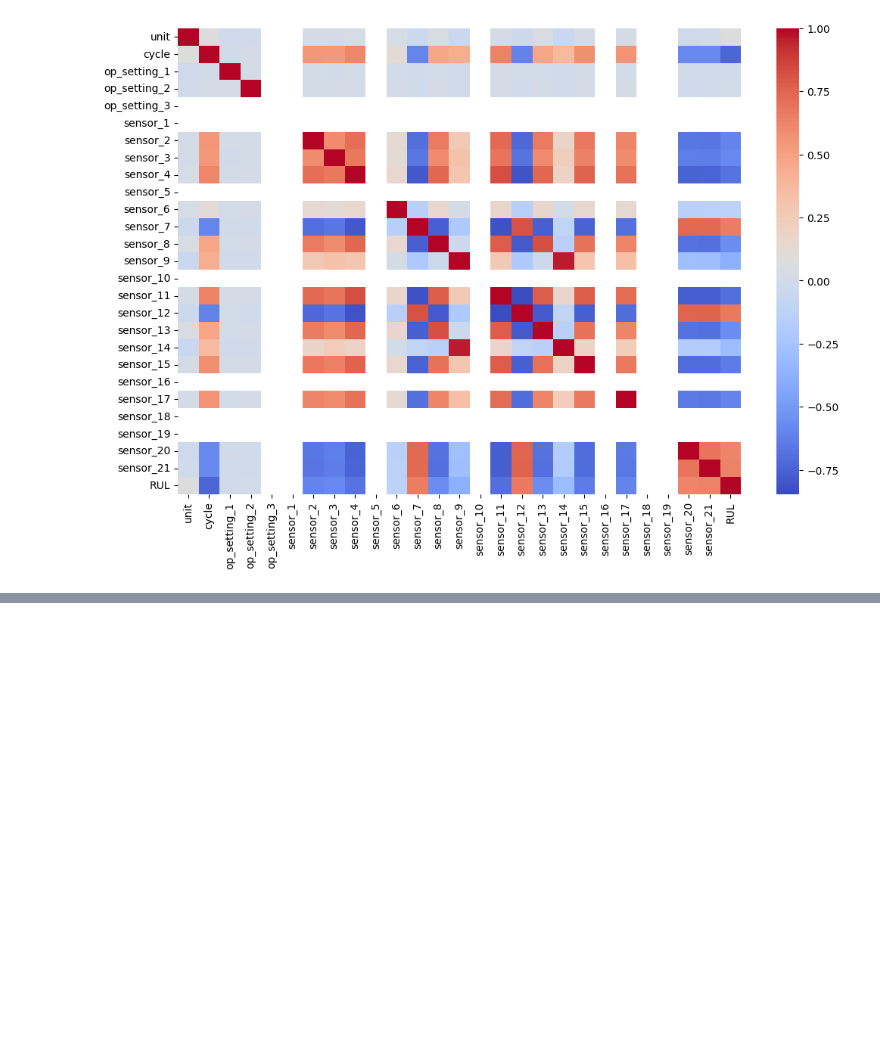
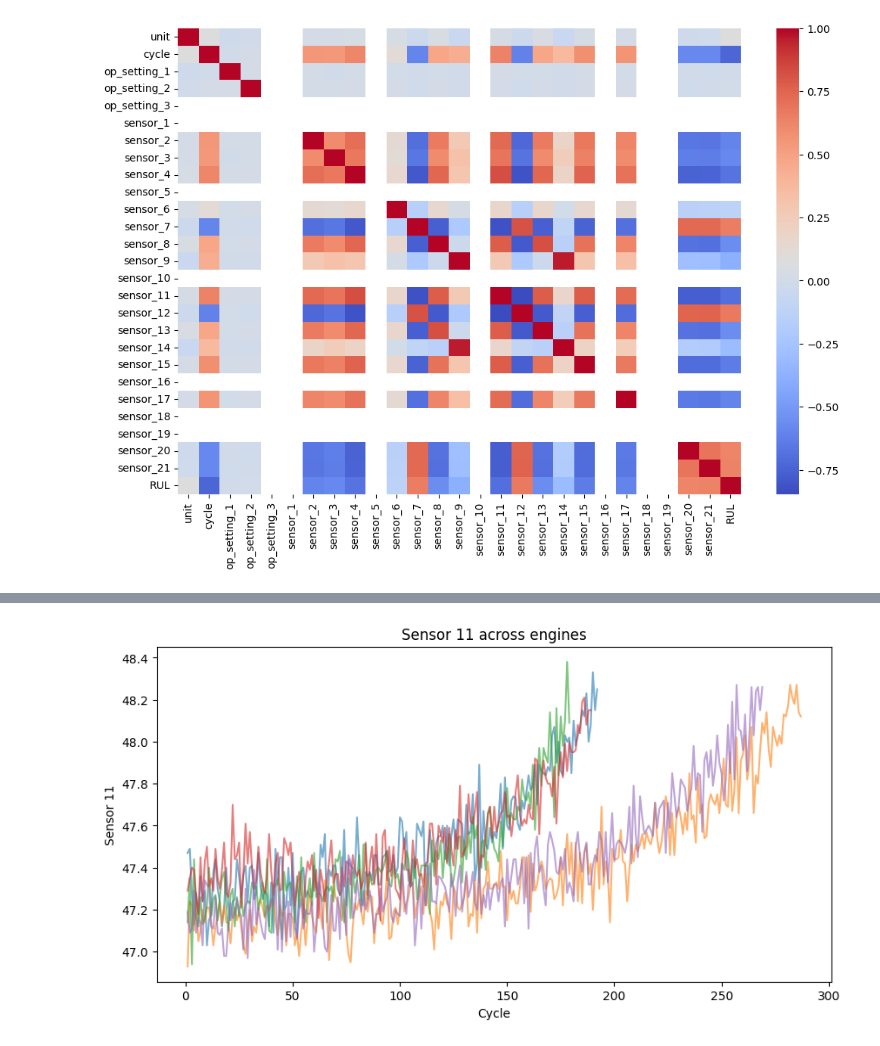
Before and after one commit to omni-ar/predictive-aircraft-maintenance, a Jupyter notebook: notebooks/01_eda.ipynb, the cells around one changed output, grey strips where cells are left out. Saved outputs shown, nothing was run; the diff lists cells and outputs as text; code cells hidden in the pictures; blank space fills up the shorter version.

```diff
--- a/notebooks/01_eda.ipynb
+++ b/notebooks/01_eda.ipynb
@@ -122,0 +205,13 @@ plt.show()
+# %%
+plt.figure(figsize=(10,5))
+
+for unit in [1,2,3,4,5]:
+    temp = df[df['unit']==unit]
+    plt.plot(temp['cycle'], temp['sensor_11'], alpha=0.6)
+
+plt.title("Sensor 11 across engines")
+plt.xlabel("Cycle")
+plt.ylabel("Sensor 11")
+plt.show()
+# %% [output]
+[figure, added]
```
Also changed, not shown: parts of 10 cells of this notebook.
